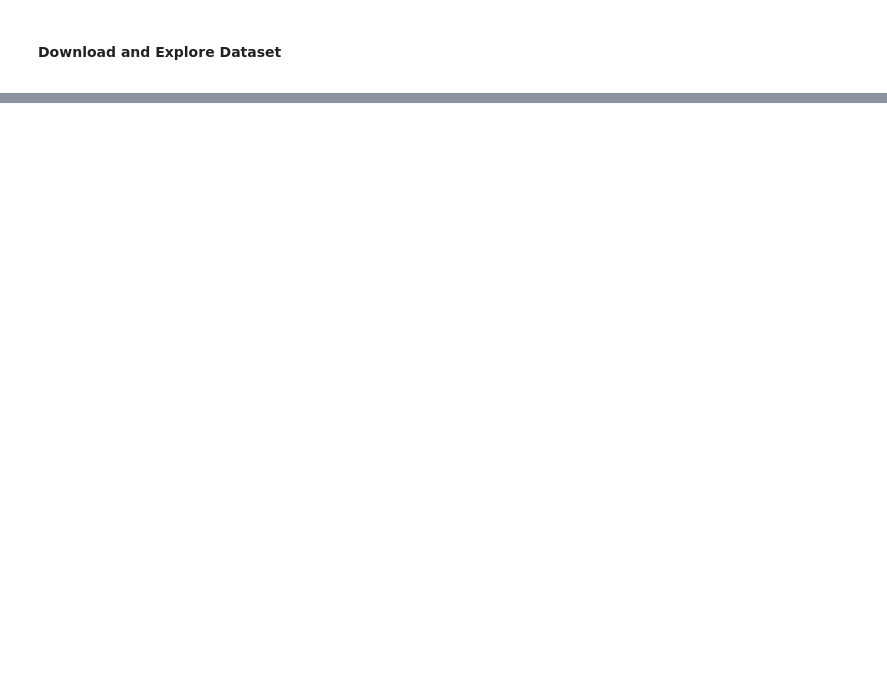
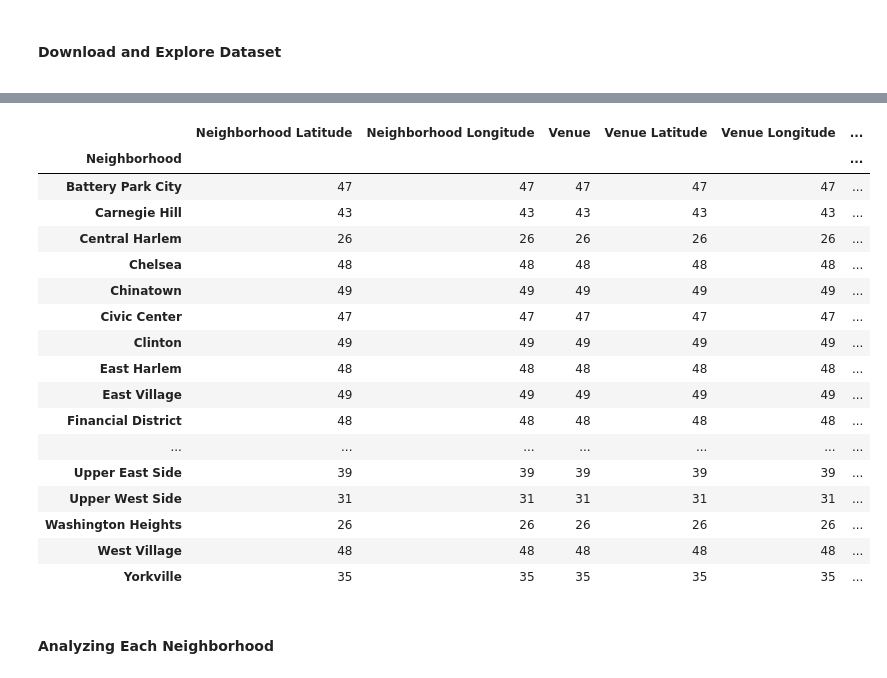
Before and after one commit to Rod99/Coursera_Capstone, a Jupyter notebook: Battle of neighborhoods.ipynb, the cells around one changed output, grey strips where cells are left out. Drawn from its saved outputs; the diff is of its cells as text; code cells hidden in the pictures; blank space fills up the shorter version.

```diff
--- a/Battle of neighborhoods.ipynb
+++ b/Battle of neighborhoods.ipynb
@@ -80,0 +125,8 @@ Libraries imported.
+# %%
+address = 'New York City, NY'
+
+geolocator = Nominatim(user_agent="ny_explorer")
+location = geolocator.geocode(address)
+latitude = location.latitude
+longitude = location.longitude
+print('The geograpical coordinate of New York City are {}, {}.'.format(latitude, longitude))
@@ -80,0 +276,24 @@ Libraries imported.
+# %%
+manhattan_grouped = newyork_venues_mexican.groupby('Neighborhood').count()
+manhattan_grouped
+# %% [output]
+|  | Neighborhood Latitude | Neighborhood Longitude | Venue | Venue Latitude | Venue Longitude | ... |
+| Neighborhood |  |  |  |  |  | ... |
+| Battery Park City | 47 | 47 | 47 | 47 | 47 | ... |
+| Carnegie Hill | 43 | 43 | 43 | 43 | 43 | ... |
+| Central Harlem | 26 | 26 | 26 | 26 | 26 | ... |
+| Chelsea | 48 | 48 | 48 | 48 | 48 | ... |
+| Chinatown | 49 | 49 | 49 | 49 | 49 | ... |
+| Civic Center | 47 | 47 | 47 | 47 | 47 | ... |
+| Clinton | 49 | 49 | 49 | 49 | 49 | ... |
+| East Harlem | 48 | 48 | 48 | 48 | 48 | ... |
+| East Village | 49 | 49 | 49 | 49 | 49 | ... |
+| Financial District | 48 | 48 | 48 | 48 | 48 | ... |
+| ... | ... | ... | ... | ... | ... | ... |
+| Upper East Side | 39 | 39 | 39 | 39 | 39 | ... |
+| Upper West Side | 31 | 31 | 31 | 31 | 31 | ... |
+| Washington Heights | 26 | 26 | 26 | 26 | 26 | ... |
+| West Village | 48 | 48 | 48 | 48 | 48 | ... |
+| Yorkville | 35 | 35 | 35 | 35 | 35 | ... |
+# %% [markdown]
+<h4><strong>Analyzing Each Neighborhood</strong></h4>
```
Also changed, not shown: parts of 34 cells of this notebook.
